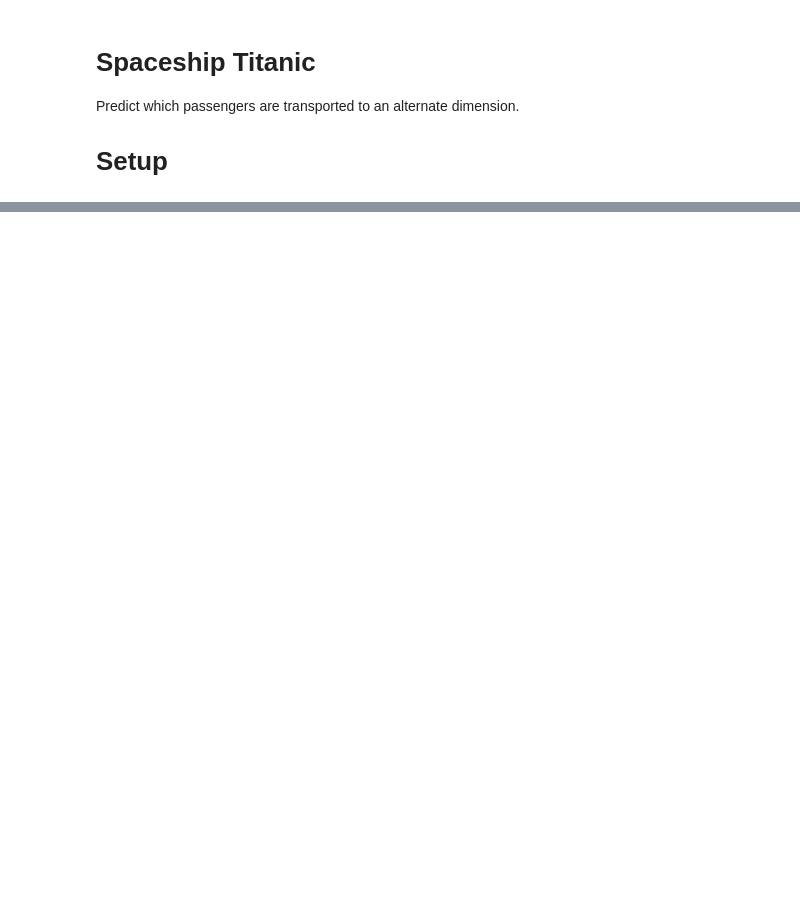
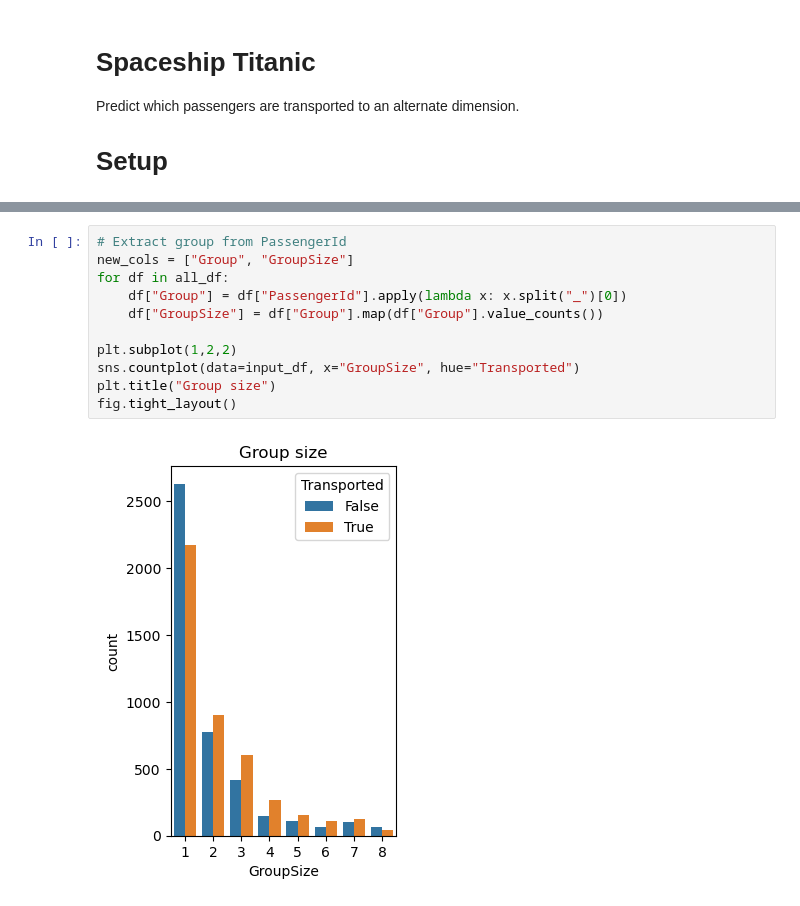
Before and after one commit to masmeert/kaggle-spaceship-titanic, a Jupyter notebook: spaceship.ipynb, the cells around one changed output, grey strips where cells are left out. Cells and saved outputs as stored; diff of their text form; blank space fills up the shorter version.

```diff
--- a/spaceship.ipynb
+++ b/spaceship.ipynb
@@ -396,0 +98,13 @@ submission.to_csv("submission.csv", index=False)
+# %%
+# Extract group from PassengerId
+new_cols = ["Group", "GroupSize"]
+for df in all_df:
+    df["Group"] = df["PassengerId"].apply(lambda x: x.split("_")[0])
+    df["GroupSize"] = df["Group"].map(df["Group"].value_counts())
+
+plt.subplot(1,2,2)
+sns.countplot(data=input_df, x="GroupSize", hue="Transported")
+plt.title("Group size")
+fig.tight_layout()
+# %% [output]
+[figure, added]
```
Also changed, not shown: parts of 65 cells of this notebook.
